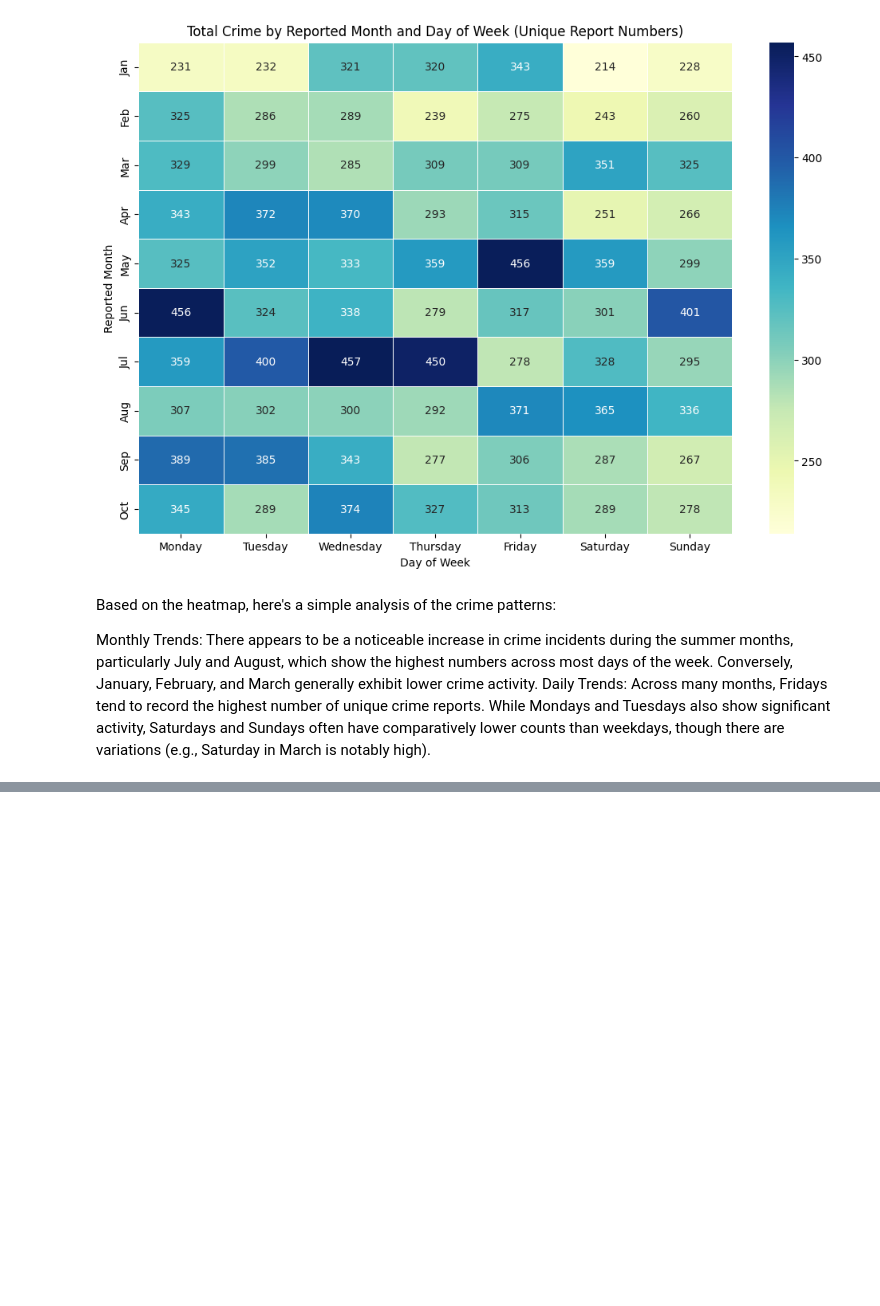
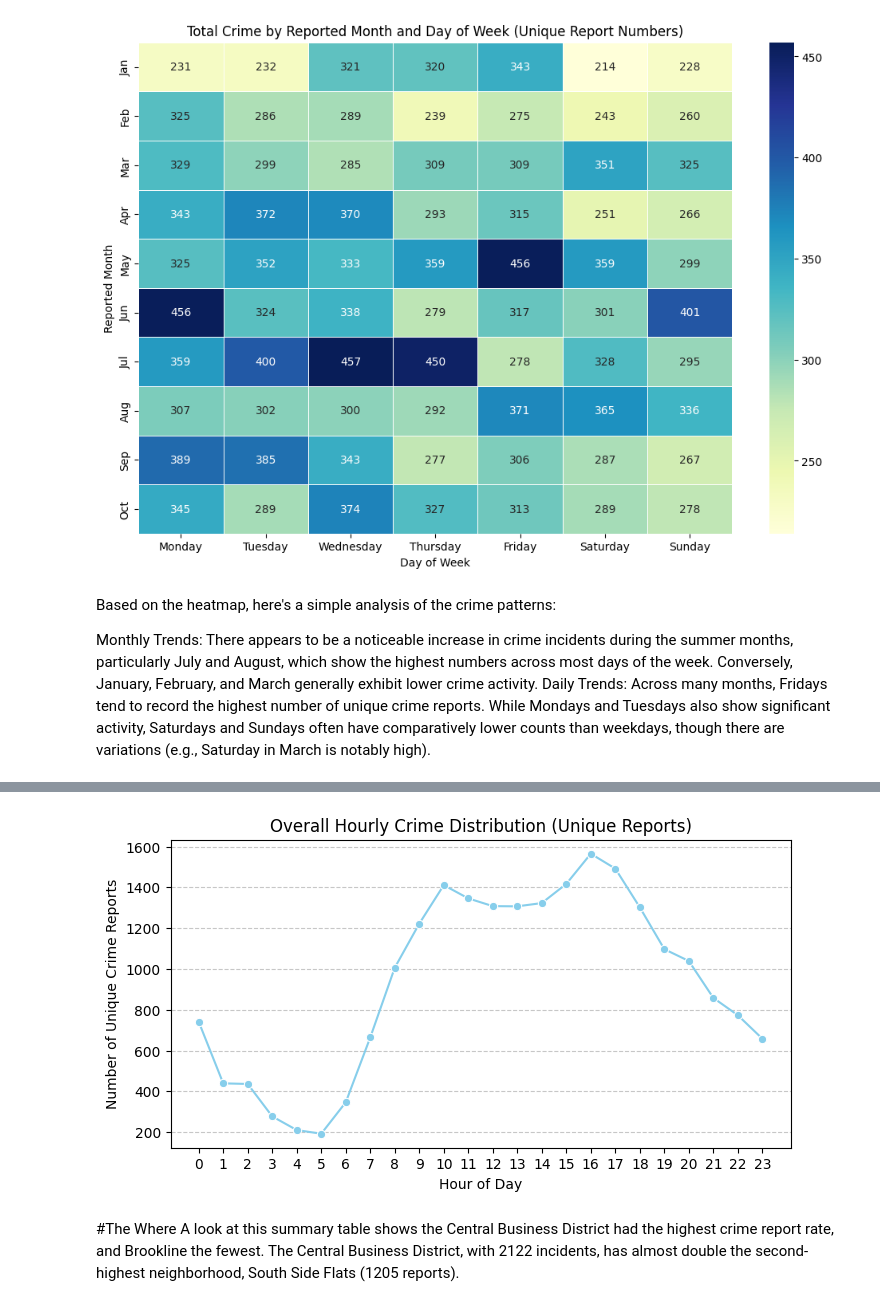
Before and after one commit to egpanetta/programming_90800, a Jupyter notebook: final_exploratoryanalysis.ipynb, the cells around one changed output, grey strips where cells are left out. Drawn from its saved outputs; the diff is of its cells as text; code cells hidden in the pictures; blank space fills up the shorter version.

```diff
--- a/final_exploratoryanalysis.ipynb
+++ b/final_exploratoryanalysis.ipynb
@@ -115 +24,7 @@ Name: count, dtype: int64
+# %%
+import pandas as pd
+import matplotlib.pyplot as plt
+import seaborn as sns
+
+crime_df = pd.read_csv("/content/programming_90800/monthlycriminalactivitydashboard.csv")
 # %% [markdown]
@@ -407,0 +66,20 @@ Overall Hourly Crime Distribution:
+# %%
+# group by 'Hour' and count unique 'Report_Number'
+overall_crime_by_hour = crime_df.groupby('Hour')['Report_Number'].nunique().reset_index()
+
+#plot
+plt.figure(figsize=(8, 4))
+sns.lineplot(x='Hour', y='Report_Number', data=overall_crime_by_hour, marker='o', color='skyblue')
+
+# labels and title
+plt.xlabel('Hour of Day')
+plt.ylabel('Number of Unique Crime Reports')
+plt.title('Overall Hourly Crime Distribution (Unique Reports)')
+plt.xticks(range(0, 24)) # all hours are displayed on the x-axis
+plt.grid(axis='y', linestyle='--', alpha=0.7)
+plt.show()
+# %% [output]
+[figure, added]
+# %% [markdown]
+#The Where
+A look at this summary table shows the Central Business District had the highest crime report rate, and Brookline the fewest. The Central Business District, with 2122 incidents, has almost double the second-highest neighborhood, South Side Flats (1205 reports).
```
Also changed, not shown: parts of 48 cells of this notebook.
